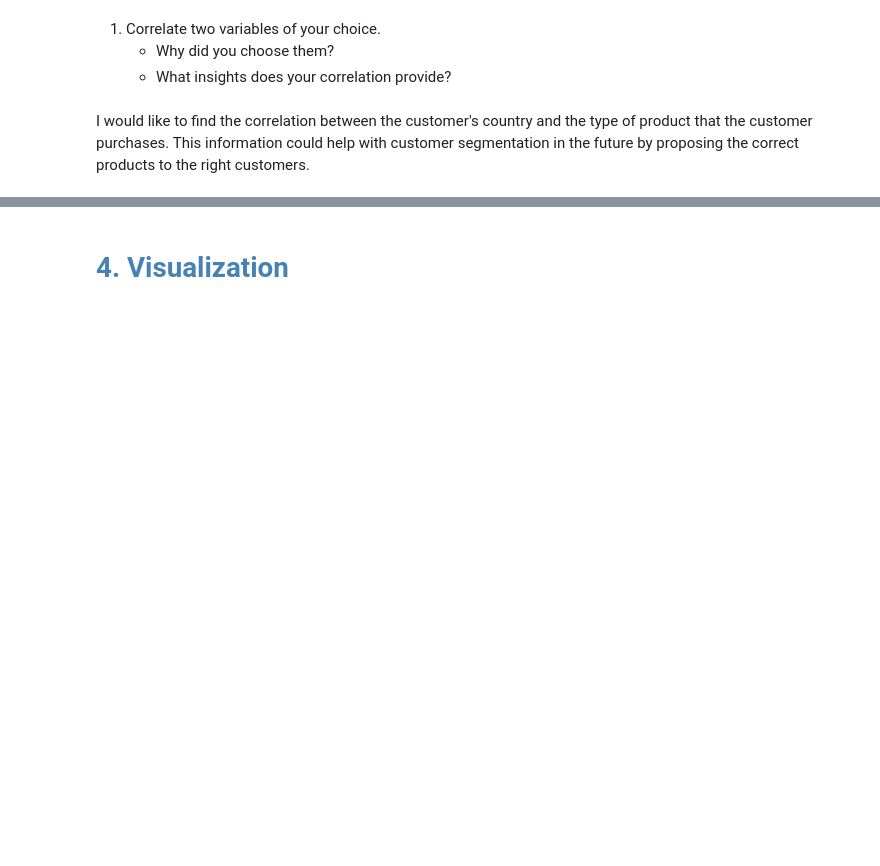
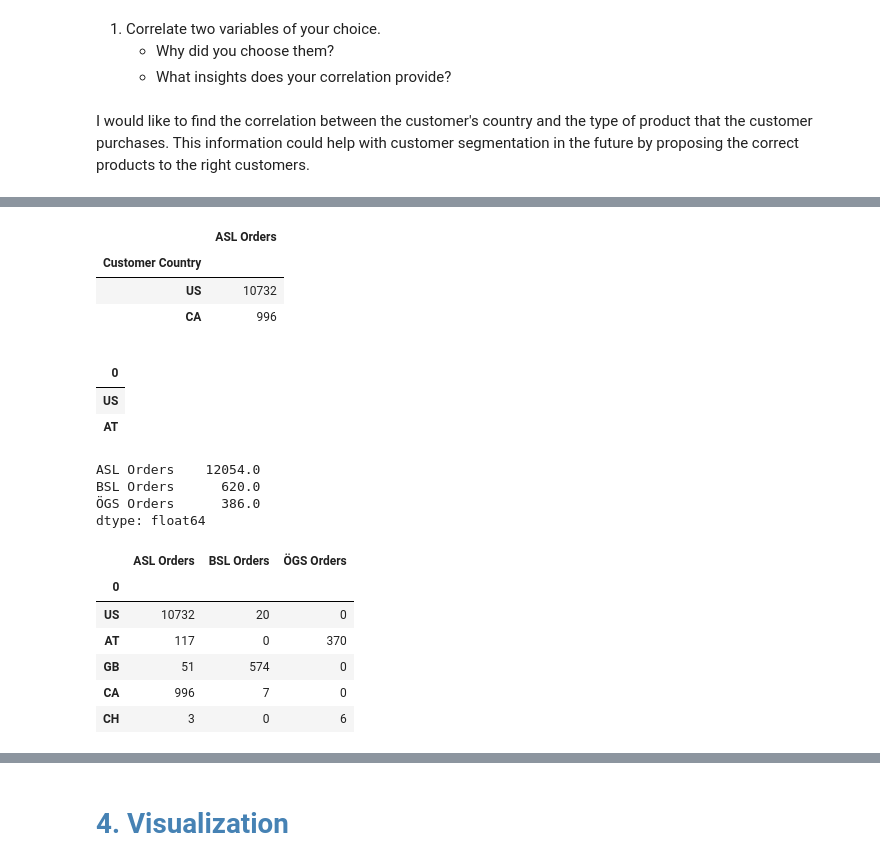
Before and after one commit to liubov-soldatenko/test_lingvano, a Jupyter notebook: LINGVANO.ipynb, the cells around one changed output, grey strips where cells are left out. Saved outputs shown, nothing was run; the diff lists cells and outputs as text; code cells hidden in the pictures; blank space fills up the shorter version.

```diff
--- a/LINGVANO.ipynb
+++ b/LINGVANO.ipynb
@@ -237,0 +344,43 @@ As we have total balance trenf
+# %%
+df_ASL=df_insights['Customer Country'][df_insights['ASL']==True].value_counts().to_frame()
+df_ASL.rename(columns={"count": "ASL Orders"}, inplace=True)
+df_BSL=df_insights['Customer Country'][df_insights['BSL']==True].value_counts().to_frame()
+df_BSL.rename(columns={"count": "BSL Orders"}, inplace=True)
+df_ÖGS=df_insights['Customer Country'][df_insights['ÖGS']==True].value_counts().to_frame()
+df_ÖGS.rename(columns={"count": "ÖGS Orders"}, inplace=True)
+df_ASL.head(2)
+# %% [output]
+|  | ASL Orders |
+| Customer Country |  |
+| US | 10732 |
+| CA | 996 |
+# %%
+all_countries=pd.DataFrame(list(df_insights['Customer Country'].unique()))
+all_countries.set_index(0, inplace=True)
+all_countries.head(2)
+# %% [output]
+|  |
+| 0 |
+| US |
+| AT |
+# %%
+#result = pd.merge(all_countries, df_ASL,left_index=True, right_index=True, how='left')
+result=all_countries.join(df_ASL, how='left').join(df_BSL, how='left').join(df_ÖGS, how='left')
+result.fillna(0,inplace=True)
+result.sum()
+# %% [output]
+ASL Orders    12054.0
+BSL Orders      620.0
+ÖGS Orders      386.0
+dtype: float64
+# %%
+result[['ASL Orders', 'BSL Orders', 'ÖGS Orders']] = result[['ASL Orders', 'BSL Orders', 'ÖGS Orders']].astype(int)
+result.head()
+# %% [output]
+|  | ASL Orders | BSL Orders | ÖGS Orders |
+| 0 |  |  |  |
+| US | 10732 | 20 | 0 |
+| AT | 117 | 0 | 370 |
+| GB | 51 | 574 | 0 |
+| CA | 996 | 7 | 0 |
+| CH | 3 | 0 | 6 |
```
Also changed, not shown: parts of 10 cells of this notebook.
